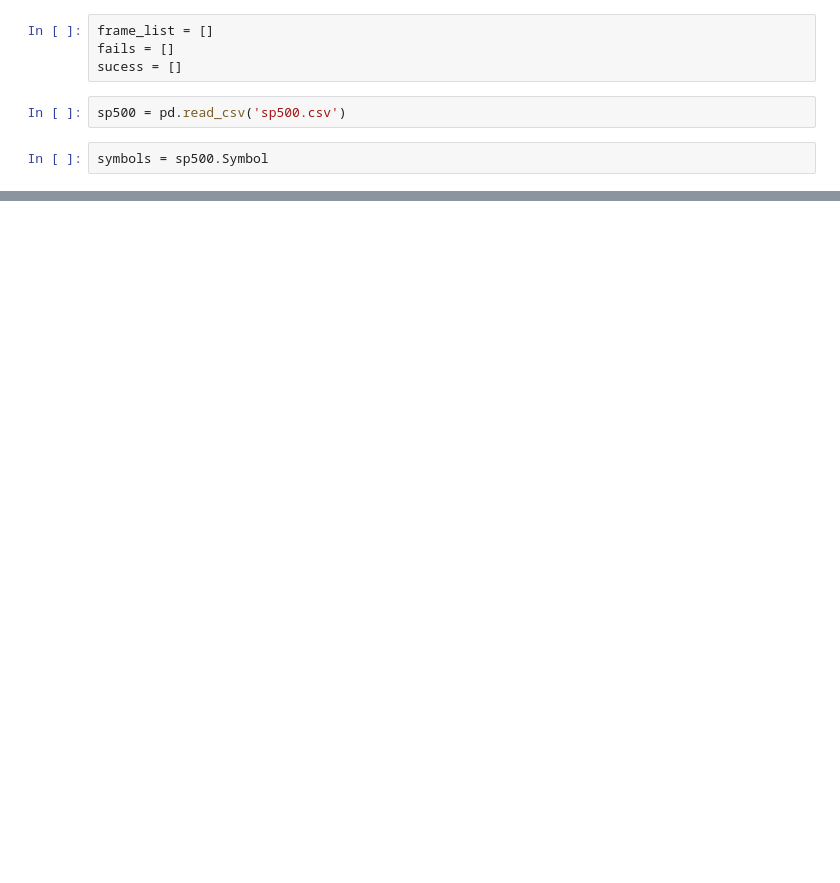
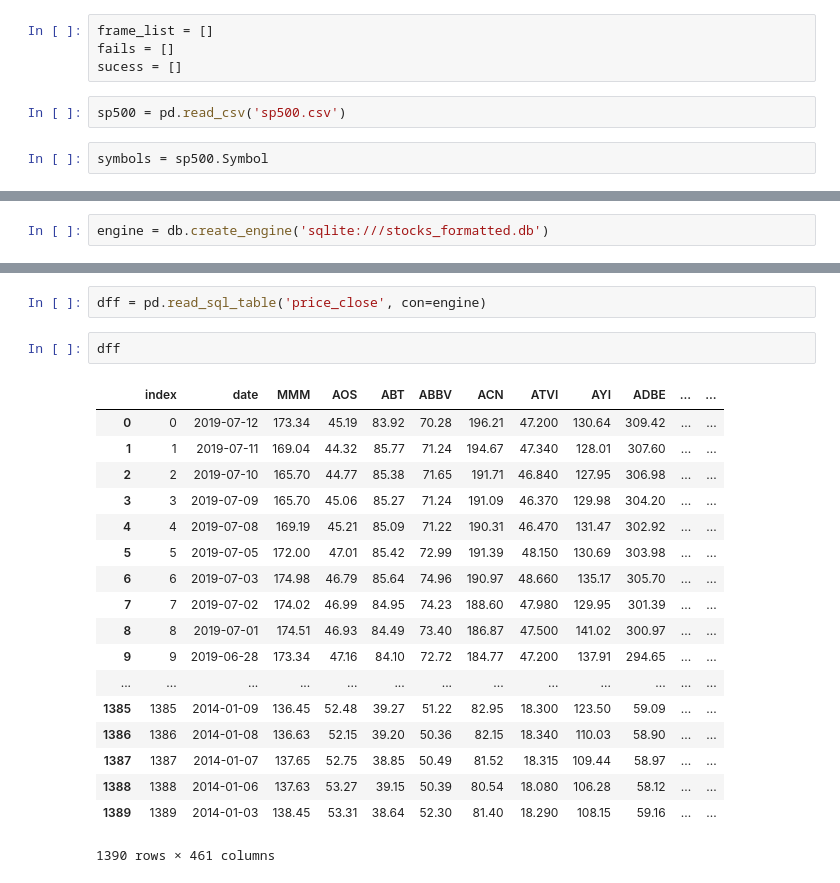
Before and after one commit to matt8955/mod-3-project, a Jupyter notebook: Api Stock Prices.ipynb, the cells around one changed output, grey strips where cells are left out. Saved outputs shown, nothing was run; the diff lists cells and outputs as text; blank space fills up the shorter version.

Commit message:
closing prices in db

```diff
--- a/Api Stock Prices.ipynb
+++ b/Api Stock Prices.ipynb
@@ -71,0 +79,2 @@ len(symbols)
+# %%
+engine = db.create_engine('sqlite:///stocks_formatted.db')
@@ -71,0 +103,23 @@ len(symbols)
+# %%
+dff = pd.read_sql_table('price_close', con=engine)
+# %%
+dff
+# %% [output]
+|  | index | date | MMM | AOS | ABT | ABBV | ACN | ATVI | AYI | ADBE | ... | ... |
+| 0 | 0 | 2019-07-12 | 173.34 | 45.19 | 83.92 | 70.28 | 196.21 | 47.200 | 130.64 | 309.42 | ... | ... |
+| 1 | 1 | 2019-07-11 | 169.04 | 44.32 | 85.77 | 71.24 | 194.67 | 47.340 | 128.01 | 307.60 | ... | ... |
+| 2 | 2 | 2019-07-10 | 165.70 | 44.77 | 85.38 | 71.65 | 191.71 | 46.840 | 127.95 | 306.98 | ... | ... |
+| 3 | 3 | 2019-07-09 | 165.70 | 45.06 | 85.27 | 71.24 | 191.09 | 46.370 | 129.98 | 304.20 | ... | ... |
+| 4 | 4 | 2019-07-08 | 169.19 | 45.21 | 85.09 | 71.22 | 190.31 | 46.470 | 131.47 | 302.92 | ... | ... |
+| 5 | 5 | 2019-07-05 | 172.00 | 47.01 | 85.42 | 72.99 | 191.39 | 48.150 | 130.69 | 303.98 | ... | ... |
+| 6 | 6 | 2019-07-03 | 174.98 | 46.79 | 85.64 | 74.96 | 190.97 | 48.660 | 135.17 | 305.70 | ... | ... |
+| 7 | 7 | 2019-07-02 | 174.02 | 46.99 | 84.95 | 74.23 | 188.60 | 47.980 | 129.95 | 301.39 | ... | ... |
+| 8 | 8 | 2019-07-01 | 174.51 | 46.93 | 84.49 | 73.40 | 186.87 | 47.500 | 141.02 | 300.97 | ... | ... |
+| 9 | 9 | 2019-06-28 | 173.34 | 47.16 | 84.10 | 72.72 | 184.77 | 47.200 | 137.91 | 294.65 | ... | ... |
+| ... | ... | ... | ... | ... | ... | ... | ... | ... | ... | ... | ... | ... |
+| 1385 | 1385 | 2014-01-09 | 136.45 | 52.48 | 39.27 | 51.22 | 82.95 | 18.300 | 123.50 | 59.09 | ... | ... |
+| 1386 | 1386 | 2014-01-08 | 136.63 | 52.15 | 39.20 | 50.36 | 82.15 | 18.340 | 110.03 | 58.90 | ... | ... |
+| 1387 | 1387 | 2014-01-07 | 137.65 | 52.75 | 38.85 | 50.49 | 81.52 | 18.315 | 109.44 | 58.97 | ... | ... |
+| 1388 | 1388 | 2014-01-06 | 137.63 | 53.27 | 39.15 | 50.39 | 80.54 | 18.080 | 106.28 | 58.12 | ... | ... |
+| 1389 | 1389 | 2014-01-03 | 138.45 | 53.31 | 38.64 | 52.30 | 81.40 | 18.290 | 108.15 | 59.16 | ... | ... |
+1390 rows × 461 columns
```
Also changed, not shown: parts of 20 cells of this notebook, 10 other files.
